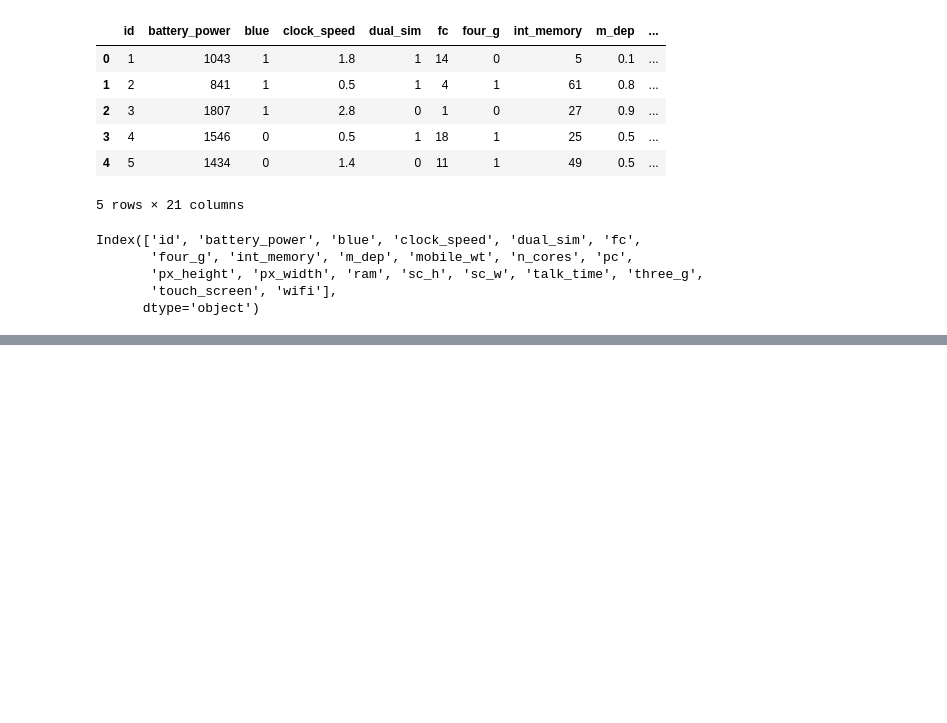
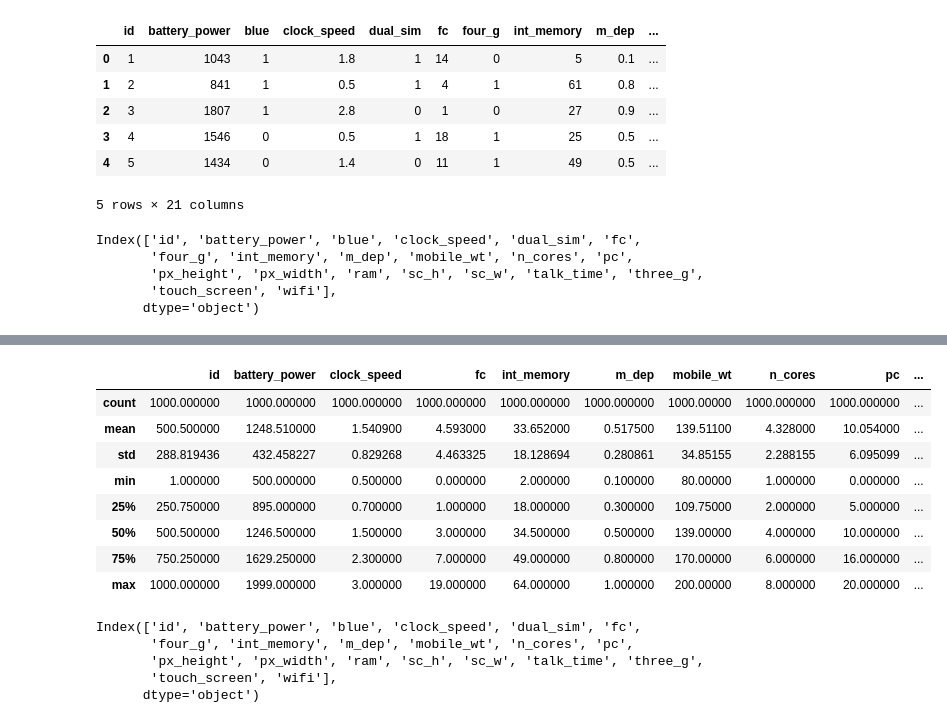
Before and after one commit to JosephMutua/Mobile-price-visualization, a Jupyter notebook: mobile-price.ipynb, the cells around one changed output, grey strips where cells are left out. Saved outputs shown, nothing was run; the diff lists cells and outputs as text; code cells hidden in the pictures; blank space fills up the shorter version.

```diff
--- a/mobile-price.ipynb
+++ b/mobile-price.ipynb
@@ -23,0 +166,28 @@ Index(['id', 'battery_power', 'blue', 'clock_speed', 'dual_sim', 'fc',
+# %%
+df['four_g']=df['four_g'].astype(bool)
+# %%
+df['three_g']=df['three_g'].astype(bool)
+# %%
+df['touch_screen']=df['touch_screen'].astype(bool)
+# %%
+df['wifi']=df['wifi'].astype(bool)
+# %%
+df.describe()
+# %% [output]
+|  | id | battery_power | clock_speed | fc | int_memory | m_dep | mobile_wt | n_cores | pc | ... |
+| count | 1000.000000 | 1000.000000 | 1000.000000 | 1000.000000 | 1000.000000 | 1000.000000 | 1000.00000 | 1000.000000 | 1000.000000 | ... |
+| mean | 500.500000 | 1248.510000 | 1.540900 | 4.593000 | 33.652000 | 0.517500 | 139.51100 | 4.328000 | 10.054000 | ... |
+| std | 288.819436 | 432.458227 | 0.829268 | 4.463325 | 18.128694 | 0.280861 | 34.85155 | 2.288155 | 6.095099 | ... |
+| min | 1.000000 | 500.000000 | 0.500000 | 0.000000 | 2.000000 | 0.100000 | 80.00000 | 1.000000 | 0.000000 | ... |
+| 25% | 250.750000 | 895.000000 | 0.700000 | 1.000000 | 18.000000 | 0.300000 | 109.75000 | 2.000000 | 5.000000 | ... |
+| 50% | 500.500000 | 1246.500000 | 1.500000 | 3.000000 | 34.500000 | 0.500000 | 139.00000 | 4.000000 | 10.000000 | ... |
+| 75% | 750.250000 | 1629.250000 | 2.300000 | 7.000000 | 49.000000 | 0.800000 | 170.00000 | 6.000000 | 16.000000 | ... |
+| max | 1000.000000 | 1999.000000 | 3.000000 | 19.000000 | 64.000000 | 1.000000 | 200.00000 | 8.000000 | 20.000000 | ... |
+# %%
+df.columns
+# %% [output]
+Index(['id', 'battery_power', 'blue', 'clock_speed', 'dual_sim', 'fc',
+       'four_g', 'int_memory', 'm_dep', 'mobile_wt', 'n_cores', 'pc',
+       'px_height', 'px_width', 'ram', 'sc_h', 'sc_w', 'talk_time', 'three_g',
+       'touch_screen', 'wifi'],
+      dtype='object')
```
Also changed, not shown: parts of 16 cells of this notebook.
